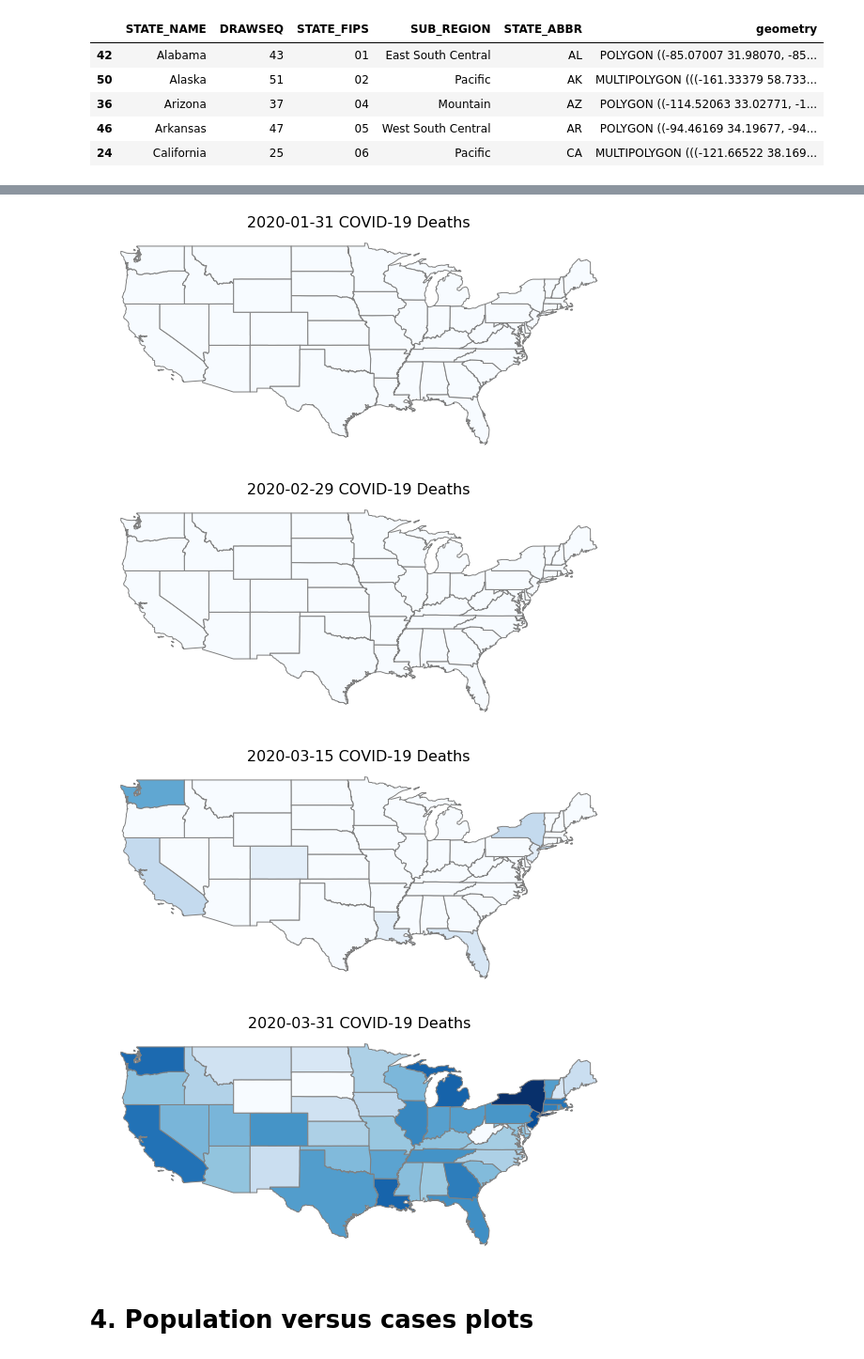
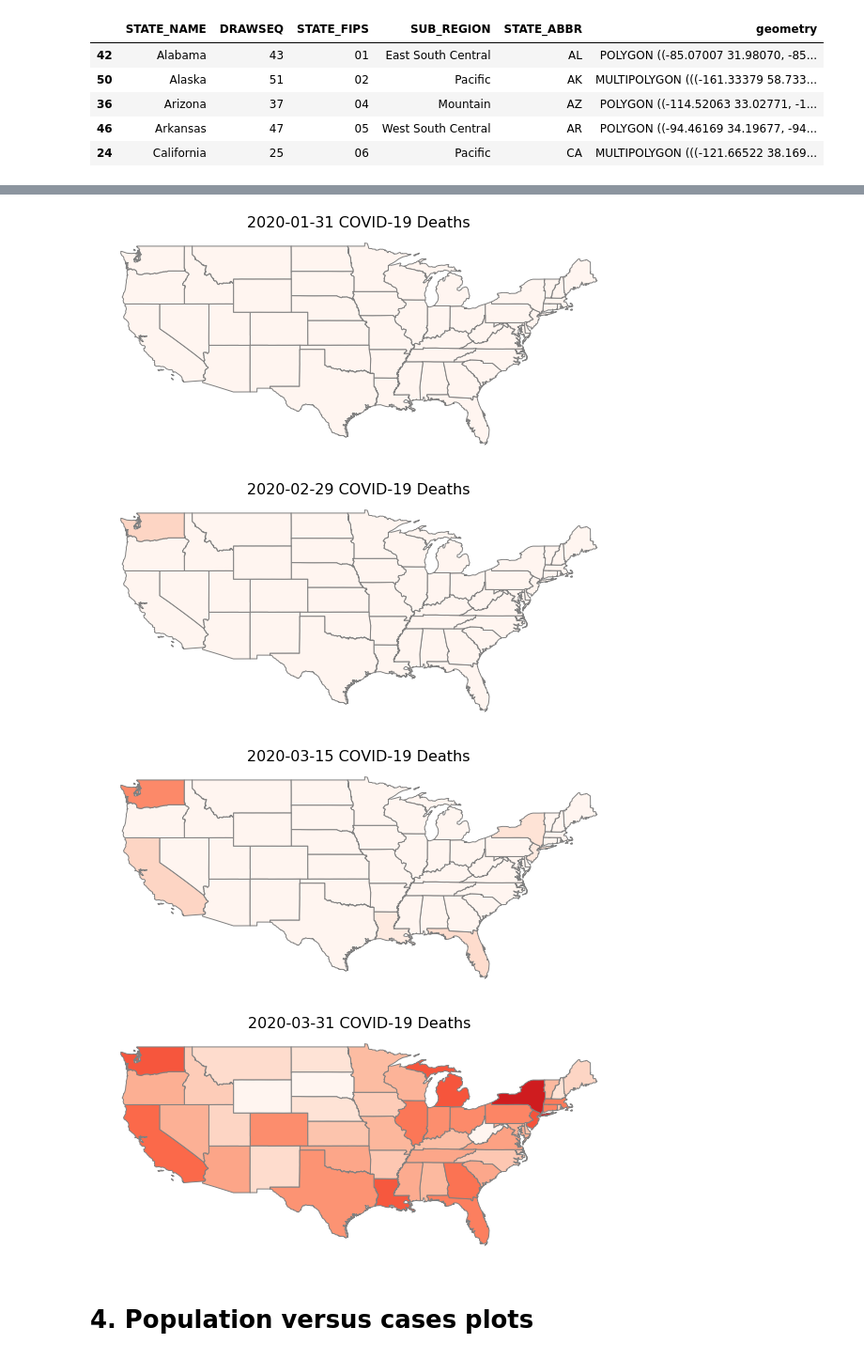
Before and after one commit to CSJohnLee/COVID19_Project, a Jupyter notebook: Lee_EDA.ipynb, the cells around one changed output, grey strips where cells are left out. Shown at 94% size. Cells and saved outputs as stored; diff of their text form; code cells hidden in the pictures.

```diff
--- a/Lee_EDA.ipynb
+++ b/Lee_EDA.ipynb
@@ -445,7 +444,7 @@ misc = ['STATE_NAME','DRAWSEQ','STATE_FIPS',
         'SUB_REGION','STATE_ABBR','geometry']
 for each in misc:
     column_names.append(each)
-for each in covid_map.columns[6:]:
+for each in covid_mapc.columns[6:]:
     each = str(each).split()[0]
     column_names.append(each)
 covid_mapc.columns = column_names    #replace old column names with new ones for cases
@@ -454,14 +453,14 @@ covid_mapc.head(2)
 
 #convert cases to log scale to understand USA map better
 for i in range(0,49):
-    for j in range(7,92):
+    for j in range(7,101):
         if covid_mapc.iloc[i,j] != 0:
             covid_mapc.iloc[i,j] = np.log(covid_mapc.iloc[i,j])
 covid_mapc.head(2)
 
 #convert cases to log scale to understand USA map better
 for i in range(0,49):
-    for j in range(7,92):
+    for j in range(7,101):
         if covid_mapd.iloc[i,j] != 0:
             covid_mapd.iloc[i,j] = np.log(covid_mapd.iloc[i,j])
 covid_mapd.head(2)
@@ -473,16 +472,17 @@ covid_mapd.head(2)
 # %%
 #single plot of most recent data
+%matplotlib inline
 
-latest_date = '2020-04-15'
+latest_date = '2020-04-25'
 fig,ax=plt.subplots(figsize=(10,10))
 ax = covid_mapc.plot(column=latest_date,
-             cmap='Reds',
+             cmap='Blues',
              ax=ax,
              #alpha=0.5,
              edgecolor='grey',
              legend=True,
              legend_kwds={'orientation':'horizontal'},
-             vmin=0, vmax=12)
+             vmin=0, vmax=13)
 ax.set_title(latest_date+' COVID-19 Cases', fontsize=16)
 ax.set_xlabel("Number of Cases (log-scale)",fontsize=16,  labelpad=110)
 ax.xaxis.set_major_locator(plt.MaxNLocator(1))
@@ -499,13 +499,13 @@ dates=['2020-01-31', '2020-02-29','2020-03-15','2020-03-31']   #dates we want to
 for each in dates:
     fig,ax=plt.subplots(figsize=(10,10))
     ax = covid_mapc.plot(column=each,
-                 cmap='Reds',
+                 cmap='Blues',
                  ax=ax,
                  #alpha=0.5,
                  edgecolor='grey',
                  #legend=False,
                  #legend_kwds={'orientation':'horizontal'},
-                 vmin=0, vmax=12)
+                 vmin=0, vmax=13)
     ax.set_title(each+' COVID-19 Cases', fontsize=16)
     ax.set_xlabel("Number of Cases (log-scale)",fontsize=16,  labelpad=110)
     ax.xaxis.set_major_locator(plt.MaxNLocator(1))
@@ -524,16 +524,17 @@ for each in dates:
 # %%
 #single plot of most recent data
+%matplotlib inline
 
-latest_date = '2020-04-15'
+latest_date = '2020-04-25'
 fig,ax=plt.subplots(figsize=(10,10))
 ax = covid_mapd.plot(column=latest_date,
-             cmap='Blues',
+             cmap='Reds',
              ax=ax,
              #alpha=0.5,
              edgecolor='grey',
              legend=True,
              legend_kwds={'orientation':'horizontal'},
-             vmin=0, vmax=7)
+             vmin=0, vmax=10)
 ax.set_title(latest_date+' COVID-19 Cases', fontsize=16)
 ax.set_xlabel("Number of Cases (log-scale)",fontsize=16,  labelpad=110)
 ax.xaxis.set_major_locator(plt.MaxNLocator(1))
@@ -543,34 +544,34 @@ ax.yaxis.set_major_locator(plt.MaxNLocator(1))
 # %%
 # create choropleth map for Covid-19 deaths
 dates=['2020-01-31', '2020-02-29','2020-03-15','2020-03-31']   #dates we want to plot
 
 # create choropleth map for Covid-19 deaths
 %matplotlib inline
 
 for each in dates:
     fig,ax=plt.subplots(figsize=(10,10))
     ax = covid_mapd.plot(column=each,
-                 cmap='Blues',
+                 cmap='Reds',
                  ax=ax,
                  #alpha=0.5,
                  edgecolor='grey',
                  #legend=True,
                  #legend_kwds={'orientation':'horizontal'},
-                 vmin=0, vmax=7)
+                 vmin=0, vmax=10)
     ax.set_title(each+' COVID-19 Deaths', fontsize=16)
     ax.set_xlabel("Number of Deaths (log-scale)",fontsize=16,  labelpad=110)
     ax.xaxis.set_major_locator(plt.MaxNLocator(1))
     ax.yaxis.set_major_locator(plt.MaxNLocator(1))
 
     #ax.set_legendscale("log")
     #ax.legend(frameon=False)
     #leg = ax.get_legend()
     #leg.set_bbox_to_anchor((0., 0., 1, 1))
     ax.set_axis_off()
 # %% [output]
 [figure]
-[figure, old version]
+[figure, new version]
-[figure, old version]
+[figure, new version]
-[figure, old version]
+[figure, new version]
 # %% [markdown]
 # 4. Population versus cases plots
```
Also changed, not shown: parts of 22 cells of this notebook, 6 other files.
